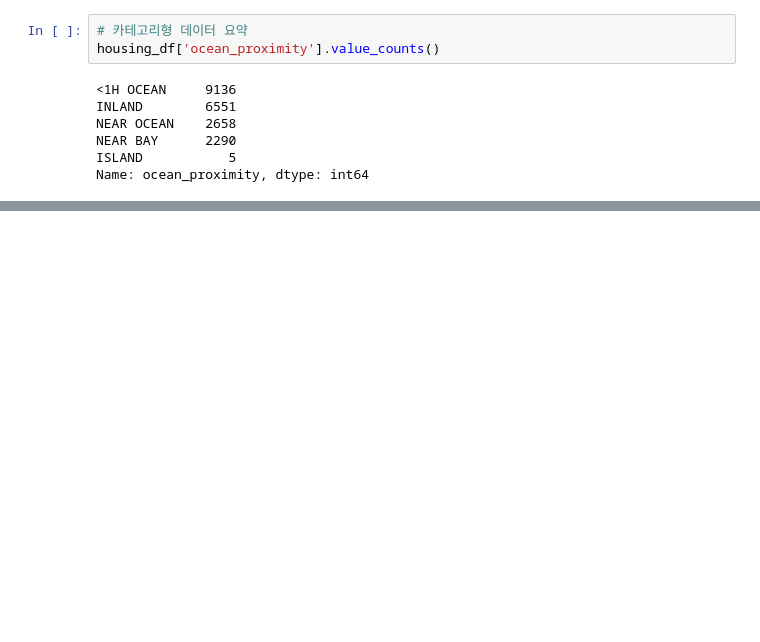
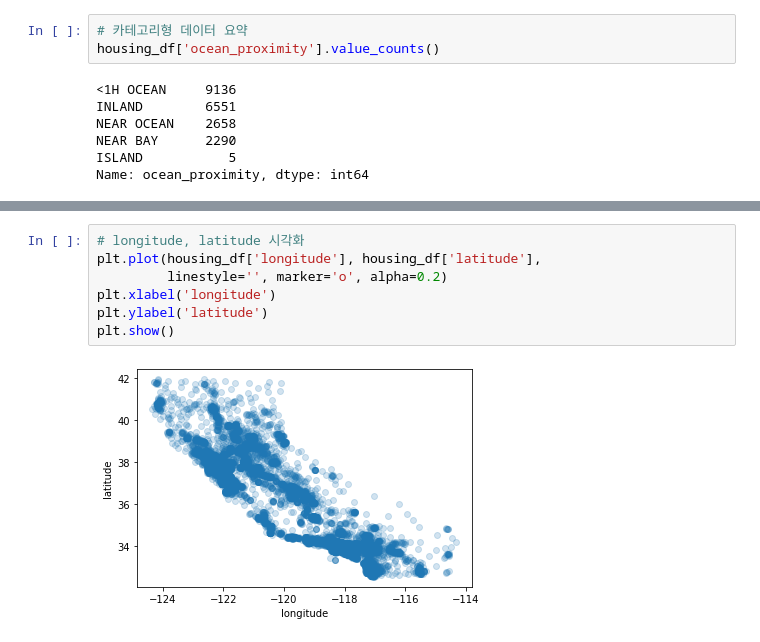
Before and after one commit to JakeOh/202007_itw_bd18, a Jupyter notebook: lab_ml/ml01_regression.ipynb, the cells around one changed output, grey strips where cells are left out. Drawn from its saved outputs; the diff is of its cells as text; blank space fills up the shorter version.

```diff
--- a/lab_ml/ml01_regression.ipynb
+++ b/lab_ml/ml01_regression.ipynb
@@ -71,0 +112,9 @@ Name: ocean_proximity, dtype: int64
+# %%
+# longitude, latitude 시각화
+plt.plot(housing_df['longitude'], housing_df['latitude'],
+         linestyle='', marker='o', alpha=0.2)
+plt.xlabel('longitude')
+plt.ylabel('latitude')
+plt.show()
+# %% [output]
+[figure, added]
```
Also changed, not shown: parts of 30 cells of this notebook.
